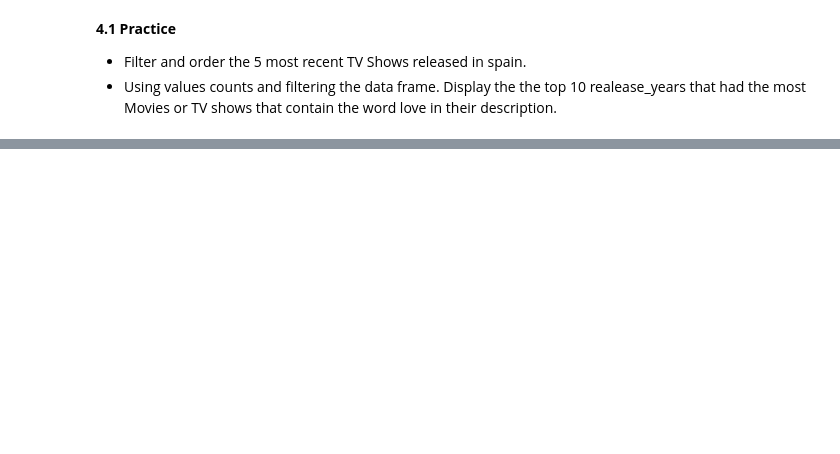
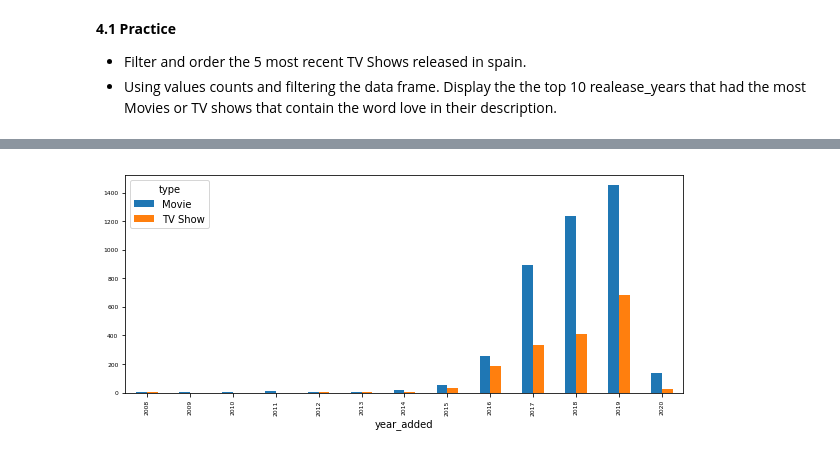
Before and after one commit to berkurka/python_lessons, a Jupyter notebook: Class 2/2.0-basic-pandas.ipynb, the cells around one changed output, grey strips where cells are left out. Cells and saved outputs as stored; diff of their text form; code cells hidden in the pictures; blank space fills up the shorter version.

```diff
--- a/Class 2/2.0-basic-pandas.ipynb
+++ b/Class 2/2.0-basic-pandas.ipynb
@@ -263,0 +527,2 @@ sales
+# %%
+df['is_usa'] = df['country'].str.contains('United States')
@@ -263,0 +545,2 @@ sales
+# %%
+df['year_added'] = df['date_added'].dt.year.astype(int)
@@ -263,0 +579,4 @@ sales
+# %%
+type_count = df.groupby(['year_added'
+                         ,'type'])['show_id'].count()
+type_count = type_count.unstack().reset_index()
@@ -263,0 +592,2 @@ sales
+# %%
+type_count['% Movies'] = round(type_count['Movie'] / (type_count['Movie'] + type_count['TV Show']), 2)
@@ -263,0 +669,5 @@ sales
+# %%
+type_count.plot(x="year_added", y=['Movie', 'TV Show']
+                , kind="bar", fontsize=6,figsize =(10,4));
+# %% [output]
+[figure, added]
```
Also changed, not shown: parts of 102 cells of this notebook, 1 other file.
